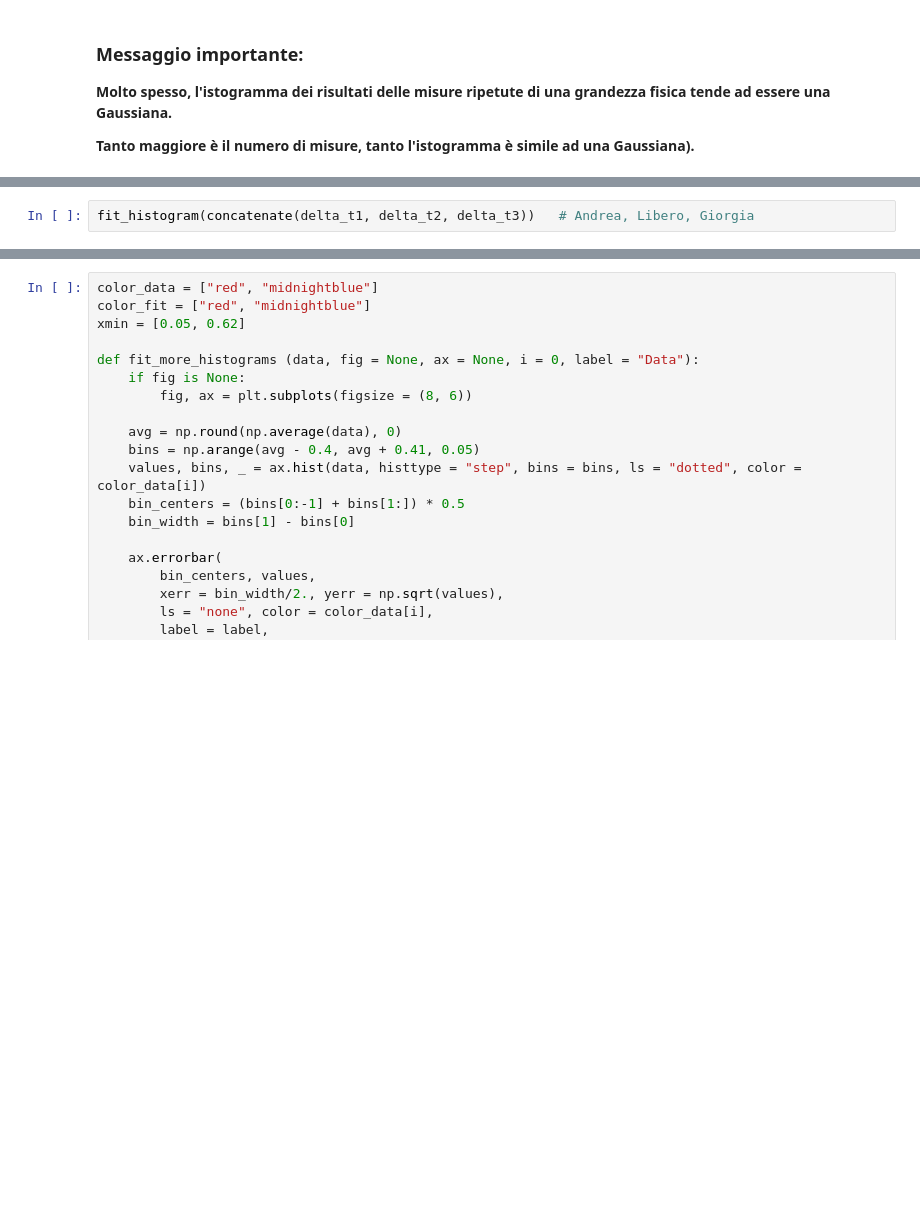
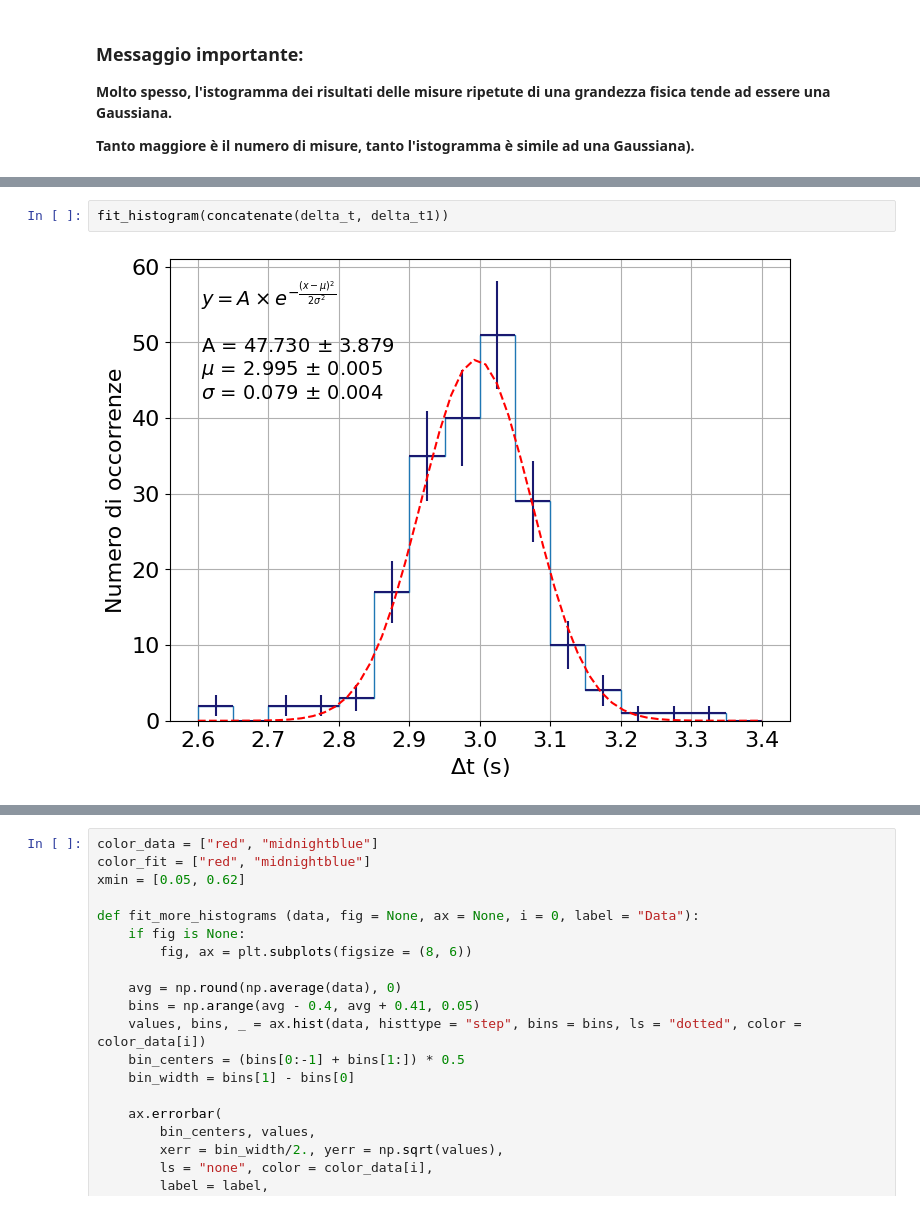
Before and after one commit to cerasole/EnvironmentalRadioactivity, a Jupyter notebook: Notebooks/TempoDiReazione.ipynb, the cells around one changed output, grey strips where cells are left out. Drawn from its saved outputs; the diff is of its cells as text; blank space fills up the shorter version.

```diff
--- a/Notebooks/TempoDiReazione.ipynb
+++ b/Notebooks/TempoDiReazione.ipynb
@@ -225,5 +243,7 @@ def fit_histogram (data):
 #fit_histogram(concatenate(delta_t, delta_t1))
 #save_to_file
 # %%
-fit_histogram(concatenate(delta_t1, delta_t2, delta_t3))   # Andrea, Libero, Giorgia
+fit_histogram(concatenate(delta_t, delta_t1))
+# %% [output]
+[figure, added]
 # %%
```
Also changed, not shown: parts of 11 cells of this notebook.
